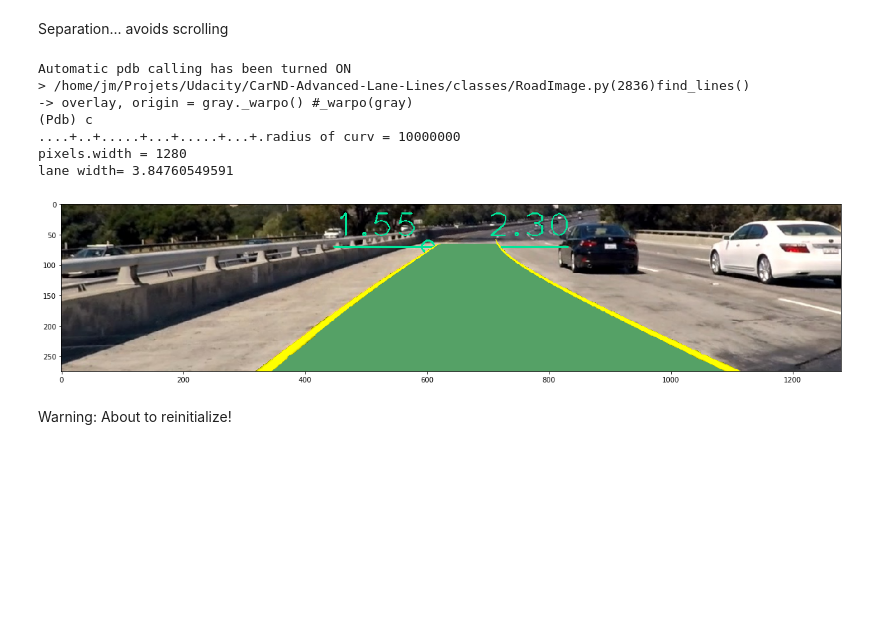
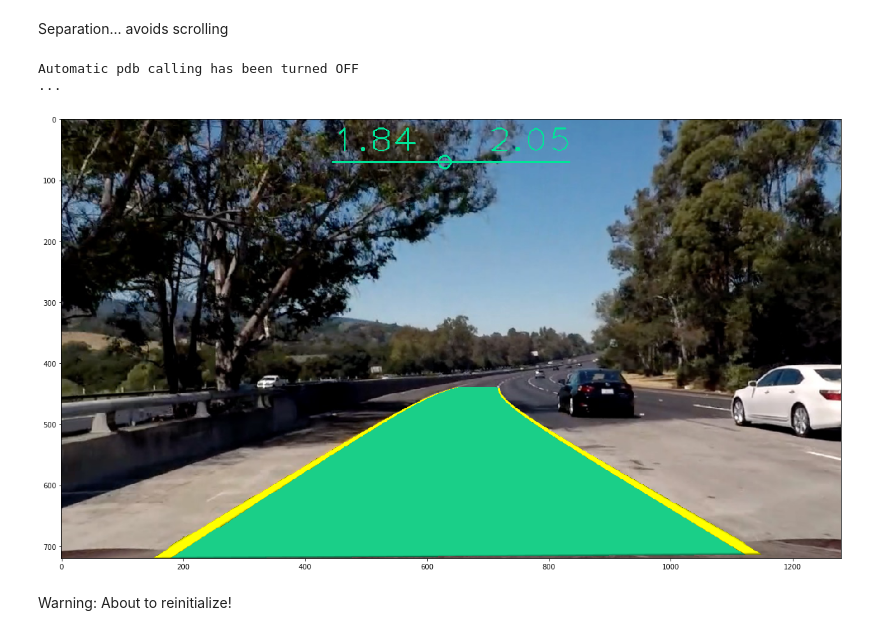
Before and after one commit to lepeuvedic/CarND-Advanced-Lane-Lines, a Jupyter notebook: code.ipynb, the cells around one changed output. Cells and saved outputs as stored; diff of their text form; code cells hidden in the pictures; blank space fills up the shorter version.

```diff
--- a/code.ipynb
+++ b/code.ipynb
@@ -337,66 +337,37 @@ def plotweight(img, key, origin, scale, x0, z0):
     if not(img.lines.exist(key)): return
     w,h = img.get_size()
     ox,oy = origin
     sx,sy = scale
     for y in range(h):
         x=(oy-y)*sy
         yref = img.lines.eval(key,z=x)
         xx = np.arange(w)
         yy = np.ones_like(xx)*y
         weights = myweight(y=(xx-ox)*sx-yref,x=(oy-yy)*sy,x0=x0,z0=z0)
         img[y,:,1] = np.maximum(img[y,:,1], weights)
 
 import matplotlib.pyplot as plt
 %matplotlib inline
 from functools import partial
 
 #file='input0001'
 #file='input0073'
 #file='input0604'
 #file='input1210'
 #file='input1230'
 file='test1'
-#file='test5'
+file='test5'
 
 image = RoadImage(filename='test_images/'+file+'.jpg')
 #process_image.state=None
 image = process_image(image)
-orig = process_image.state.origin
-scal = process_image.state.scale
-image=image.to_float()
-draw = partial(image.lines.draw, image=image, origin=orig, scale=scal)
 
-state = process_image.state
-print('radius of curv = %3.0f' % (1./(1e-7+abs(state.curv))) )
-print('pixels.width =',image.shape[1])
-print('lane width=', state.lanew)
-# Draw weights map
-#lane='left'
-#lane='right'
-#ix = 1
-#plotweight(image,(lane, ix,'stage0'), origin=orig,scale=scal,x0=3,z0=10)
-#plotweight(image,(lane, ix,'stage1'), origin=orig,scale=scal,x0=1,z0=20)
-#plotweight(image,(lane, ix,'stage2'), origin=orig,scale=scal,x0=0.5,z0=30)
-#plotweight(image,(lane, ix,'stage3'), origin=orig,scale=scal,x0=0.2,z0=1000)
-# Draw curves
-#draw((lane, ix, 'stage0'),  color=[0,192,64,128], width=0.05)
-#draw((lane, ix, 'stage1'),  color=[0,255,0,128],  width=0.05)
-#draw((lane, ix, 'stage2'),  color=[128,255,0,128],width=0.05)
-#draw((lane, ix, 'stage4'),  color=[128,255,0,128],width=0.05)
-
-#draw(('left', ix), color=[255,255,0,255],width=0.05)
-#draw(('right', ix), color=[255,255,0,255],width=0.05)
 f, ax1 = plt.subplots(1,1, figsize=(20,14))
 image.show(ax1)
 # %% [output]
-Automatic pdb calling has been turned ON
-> /home/jm/Projets/Udacity/CarND-Advanced-Lane-Lines/classes/RoadImage.py(2836)find_lines()
--> overlay, origin = gray._warpo() #_warpo(gray)
-(Pdb) c
-....+..+.....+...+.....+...+.radius of curv = 10000000
-pixels.width = 1280
-lane width= 3.84760549591
+Automatic pdb calling has been turned OFF
+...
-[figure, old version]
+[figure, new version]
 # %% [markdown]
 Warning: About to reinitialize!
 # %%
```
Also changed, not shown: parts of 1 cell of this notebook, 1 other file.
